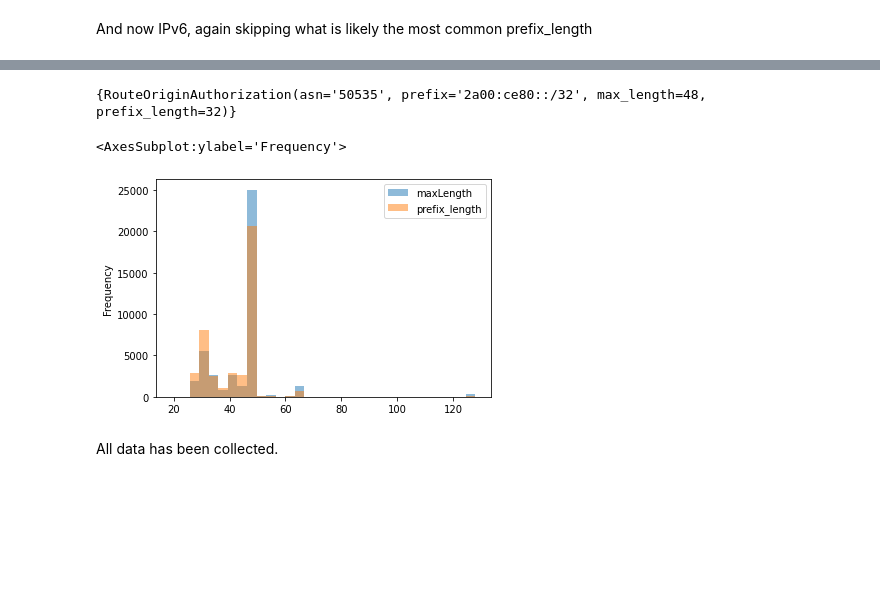
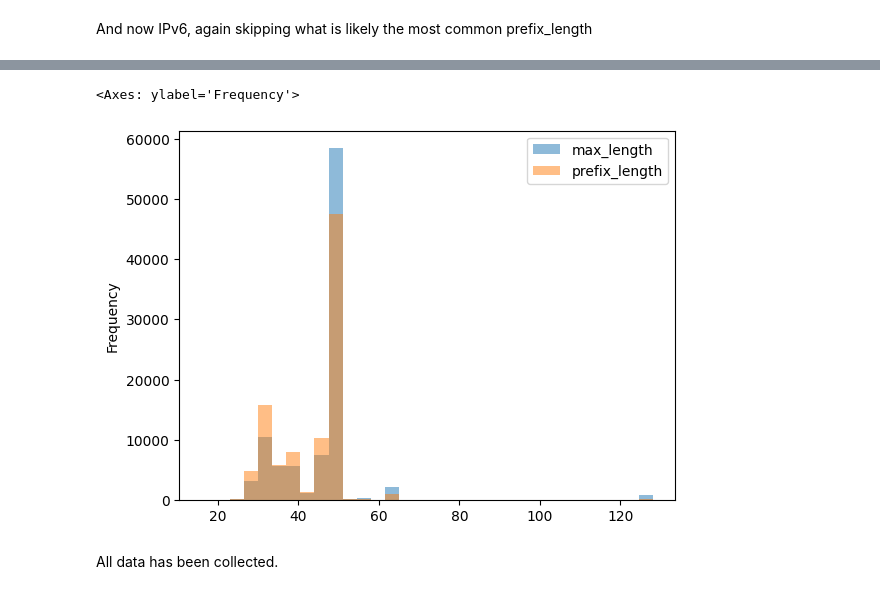
Before and after one commit to ties/rpki-analysis, a Jupyter notebook: workbooks/rpki_riswhois_atlas.ipynb, the cells around one changed output, grey strips where cells are left out. Drawn from its saved outputs; the diff is of its cells as text; code cells hidden in the pictures; blank space fills up the shorter version.

```diff
--- a/workbooks/rpki_riswhois_atlas.ipynb
+++ b/workbooks/rpki_riswhois_atlas.ipynb
@@ -44,7 +47,6 @@ RIS dump contains row(s) with AS_SET! These will never be RPKI valid (https://to
 # %%
-# Get RPKI valids
-validated_objects = requests.get("https://rpki-validator.ripe.net/api/objects/validated").json()
-rpki_roas = pd.DataFrame(validated_objects['data']['roas'])
+# > 200MB of data
+rpki_roas = await read_jsonext("https://rpki-validator.ripe.net/jsonext")
 # And add address family
 rpki_roas['af'] = af = rpki_roas.prefix.map(lambda p: ipaddress.ip_network(p).version)
 # And prefix length (to chart later)
@@ -131,16 +147,11 @@ display(sample)
-# %%
-roa_lookup_v6.trie[sample.prefix[0]]
-# %% [output]
-{RouteOriginAuthorization(asn='50535', prefix='2a00:ce80::/32', max_length=48, prefix_length=32)}
 # %%
-rpki_roas_v6[['maxLength', 'prefix_length']].plot.hist(
-    by='maxLength',
+rpki_roas[rpki_roas.af == 6][['max_length', 'prefix_length']].plot.hist(
     bins=32,
     alpha=0.5
 )
 # %% [output]
-<AxesSubplot:ylabel='Frequency'>
+<Axes: ylabel='Frequency'>
-[figure, old version]
+[figure, new version]
 # %% [markdown]
 All data has been collected.
 # %%
```
Also changed, not shown: parts of 27 cells of this notebook.
